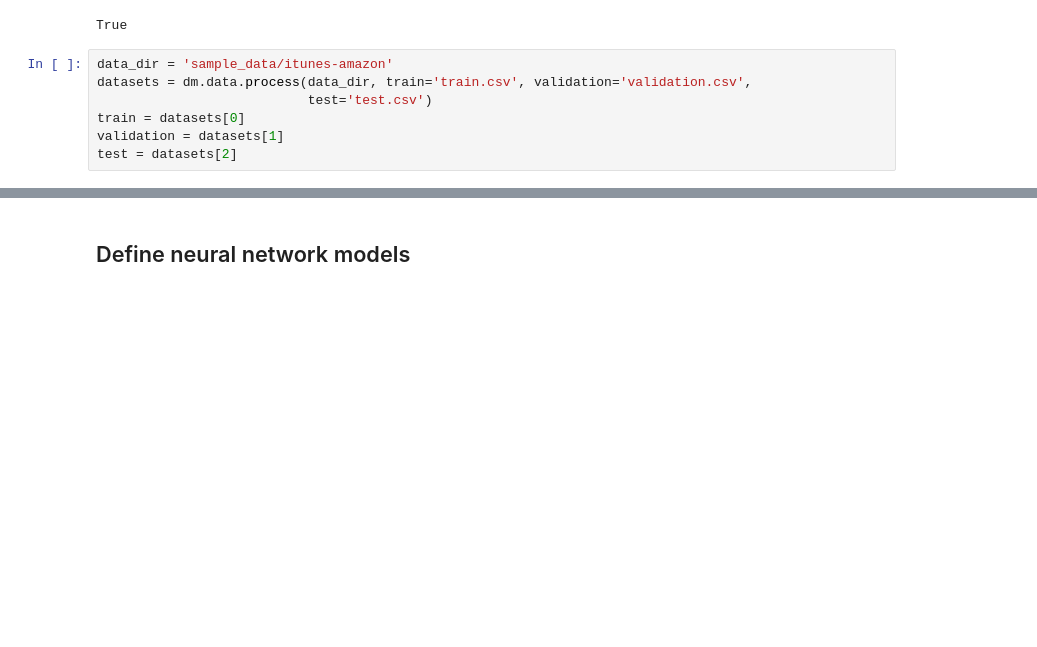
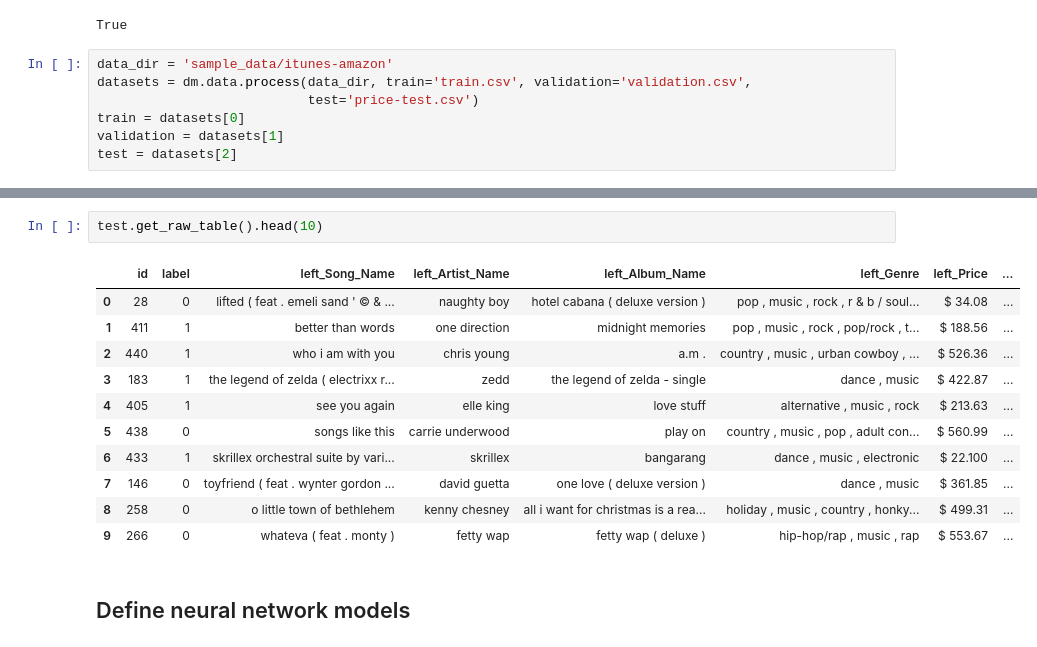
Before and after one commit to vincenzomartello/deepmatcher-experiments, a Jupyter notebook: intermediate_layer_analysis.ipynb, the cells around one changed output, grey strips where cells are left out. Cells and saved outputs as stored; diff of their text form; blank space fills up the shorter version.

```diff
--- a/intermediate_layer_analysis.ipynb
+++ b/intermediate_layer_analysis.ipynb
@@ -13,7 +13,7 @@ True
 # %%
 data_dir = 'sample_data/itunes-amazon'
 datasets = dm.data.process(data_dir, train='train.csv', validation='validation.csv',
-                           test='test.csv')
+                           test='price-test.csv')
 train = datasets[0]
 validation = datasets[1]
 test = datasets[2]
@@ -27,6 +27,20 @@ train_table.head()
 | 2 | 534 | 0 | peer pressure ( feat . traci nels... | snoop dogg | doggumentary | hip-hop/rap , music , rock , gang... | $ 1.29 | ... |
 | 3 | 181 | 1 | stars come out ( tim mason remix ) | zedd | stars come out ( remixes ) - ep | dance , music , electronic , house | $ 1.29 | ... |
 | 4 | 485 | 0 | jump ( feat . nelly furtado ) | flo rida | r.o.o.t.s . ( deluxe version ) | hip-hop/rap , music | $ 1.29 | ... |
+# %%
+test.get_raw_table().head(10)
+# %% [output]
+|  | id | label | left_Song_Name | left_Artist_Name | left_Album_Name | left_Genre | left_Price | ... |
+| 0 | 28 | 0 | lifted ( feat . emeli sand ' © & ... | naughty boy | hotel cabana ( deluxe version ) | pop , music , rock , r & b / soul... | $ 34.08 | ... |
+| 1 | 411 | 1 | better than words | one direction | midnight memories | pop , music , rock , pop/rock , t... | $ 188.56 | ... |
+| 2 | 440 | 1 | who i am with you | chris young | a.m . | country , music , urban cowboy , ... | $ 526.36 | ... |
+| 3 | 183 | 1 | the legend of zelda ( electrixx r... | zedd | the legend of zelda - single | dance , music | $ 422.87 | ... |
+| 4 | 405 | 1 | see you again | elle king | love stuff | alternative , music , rock | $ 213.63 | ... |
+| 5 | 438 | 0 | songs like this | carrie underwood | play on | country , music , pop , adult con... | $ 560.99 | ... |
+| 6 | 433 | 1 | skrillex orchestral suite by vari... | skrillex | bangarang | dance , music , electronic | $ 22.100 | ... |
+| 7 | 146 | 0 | toyfriend ( feat . wynter gordon ... | david guetta | one love ( deluxe version ) | dance , music | $ 361.85 | ... |
+| 8 | 258 | 0 | o little town of bethlehem | kenny chesney | all i want for christmas is a rea... | holiday , music , country , honky... | $ 499.31 | ... |
+| 9 | 266 | 0 | whateva ( feat . monty ) | fetty wap | fetty wap ( deluxe ) | hip-hop/rap , music , rap | $ 553.67 | ... |
 # %% [markdown]
 ## Define neural network models
 # %%
```
Also changed, not shown: parts of 44 cells of this notebook, 25 other files.
